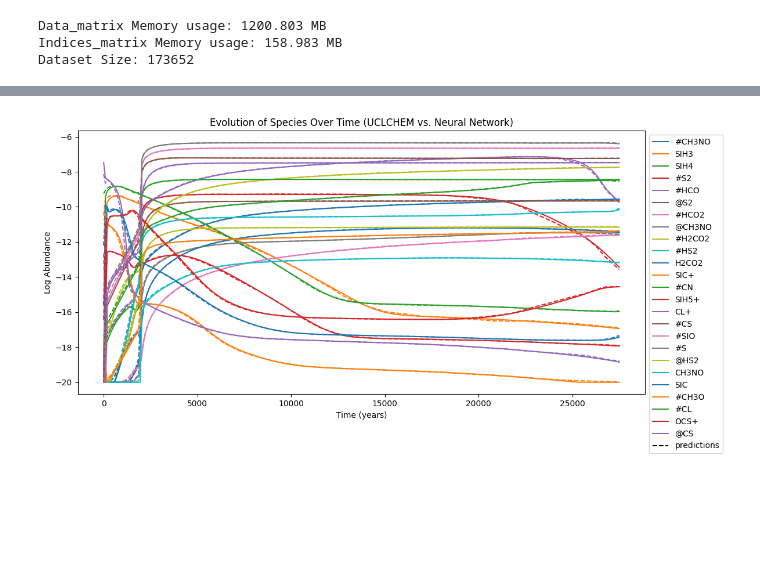
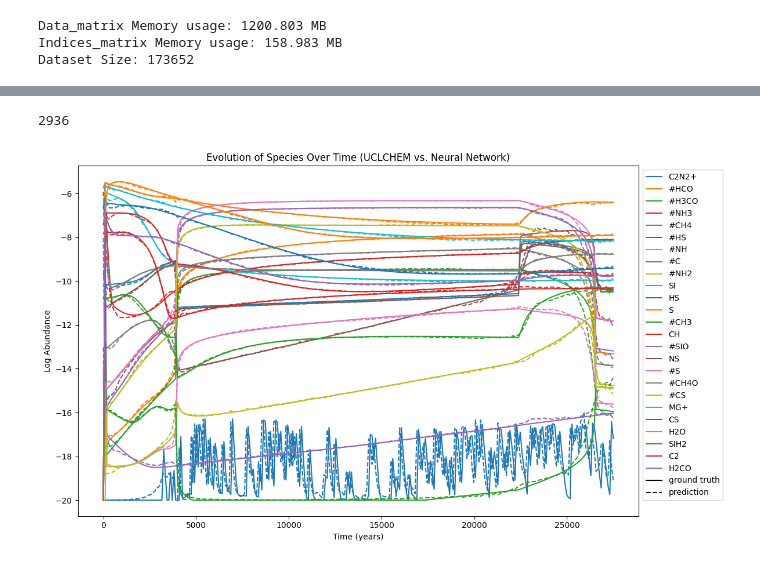
Before and after one commit to Cortega13/AstroChemNet, a Jupyter notebook: scripts/analysis/Error Analysis Emulator.ipynb, the cells around one changed output, grey strips where cells are left out. Drawn from its saved outputs; the diff is of its cells as text; code cells hidden in the pictures; blank space fills up the shorter version.

```diff
--- a/scripts/analysis/Error Analysis Emulator.ipynb
+++ b/scripts/analysis/Error Analysis Emulator.ipynb
@@ -55,10 +55,7 @@ err = torch.zeros(
 cons_err = torch.zeros(
     EMConfig.window_size - 1, 9, device=GeneralConfig.device
 )
-inference.should_reconstruct_atomic_abundances = False
 for i, (phys, latents, targets) in enumerate(validation_dataloader):
-    if i > 0:
-        break
     latents = latents.to(GeneralConfig.device)
     targets = targets.to(GeneralConfig.device)
     targets = processing.inverse_abundances_scaling(targets)
@@ -95,16 +135,22 @@ plt.show()
 # %%
 training_np, validation_np = dl.load_datasets(GeneralConfig, EMConfig.columns)
 del training_np
+# %%
+# col_variation = np.log10(df_model[GeneralConfig.species]).std()
+# col_variation = np.log10(df_model[GeneralConfig.species]).diff().median()
+# col_variation = np.log10(df_model[GeneralConfig.species]).diff().abs().mean()
+col_variation = (
+    np.log10(df_model[GeneralConfig.species])
+    .rolling(window=3, min_periods=2)
+    .std()
+    .mean()
+)
+species_of_interest = col_variation.nlargest(25).index.tolist()
 # %%
+
 model_of_interest = random.randint(0, 2993)
+print(model_of_interest)
 unique_models = np.unique(validation_np[:, 1])
-species_of_interest = [
-    "CO",
-    "C+",
-    "HCO+",
-    "H+",
-    "O+",
-]  # ["H", "H2", "O", "C", "N", "CL", "E_minus", "CO", "MG", "#C", "H2O", "SI", "C+"]
 
 df_model = pd.DataFrame(
     validation_np[validation_np[:, 1] == unique_models[model_of_interest]],
@@ -124,39 +170,38 @@ results = (
     )
     .cpu()
     .numpy()
 )
 df_results = pd.DataFrame(results.squeeze(0), columns=GeneralConfig.species)
 
-fig, ax = plt.subplots(figsize=(12, 6))
-
-col_variation = np.log10(df_model[GeneralConfig.species]).std()
-species_of_interest = col_variation.nlargest(25).index.tolist()
+fig, ax = plt.subplots(figsize=(12, 7))
 
 for species in species_of_interest:
     if species in df_model.columns:
         x_log_abundance = np.log10(df_model[species])
         x_log_abundance = np.maximum(x_log_abundance, -20)
         y_log_abundance = np.log10(df_results[species])
         y_log_abundance = np.maximum(y_log_abundance, -20)
 
         (line_actual,) = ax.plot(df_model["Time"], x_log_abundance, label=species)
         ax.plot(
             df_model["Time"],
             y_log_abundance,
             linestyle="--",
             color=line_actual.get_color(),
         )
 
-(dummy_line,) = ax.plot([], [], linestyle="--", color="black", label="predictions")
+(dummy_line,) = ax.plot([], [], linestyle="-", color="black", label="ground truth")
+(dummy_line,) = ax.plot([], [], linestyle="--", color="black", label="prediction")
 
 ax.set_xlabel("Time (years)")
 ax.set_ylabel("Log Abundance")
 ax.set_title("Evolution of Species Over Time (UCLCHEM vs. Neural Network)")
 ax.legend(bbox_to_anchor=(1, 1), loc="upper left")
 plt.tight_layout()
 plt.show()
 # %% [output]
+2936
-[figure, old version]
+[figure, new version]
 # %%
 for column in GeneralConfig.phys:
     plt.plot(df_model["Time"], df_model[column], label=column)
```
Also changed, not shown: parts of 4 cells of this notebook, 21 other files.
